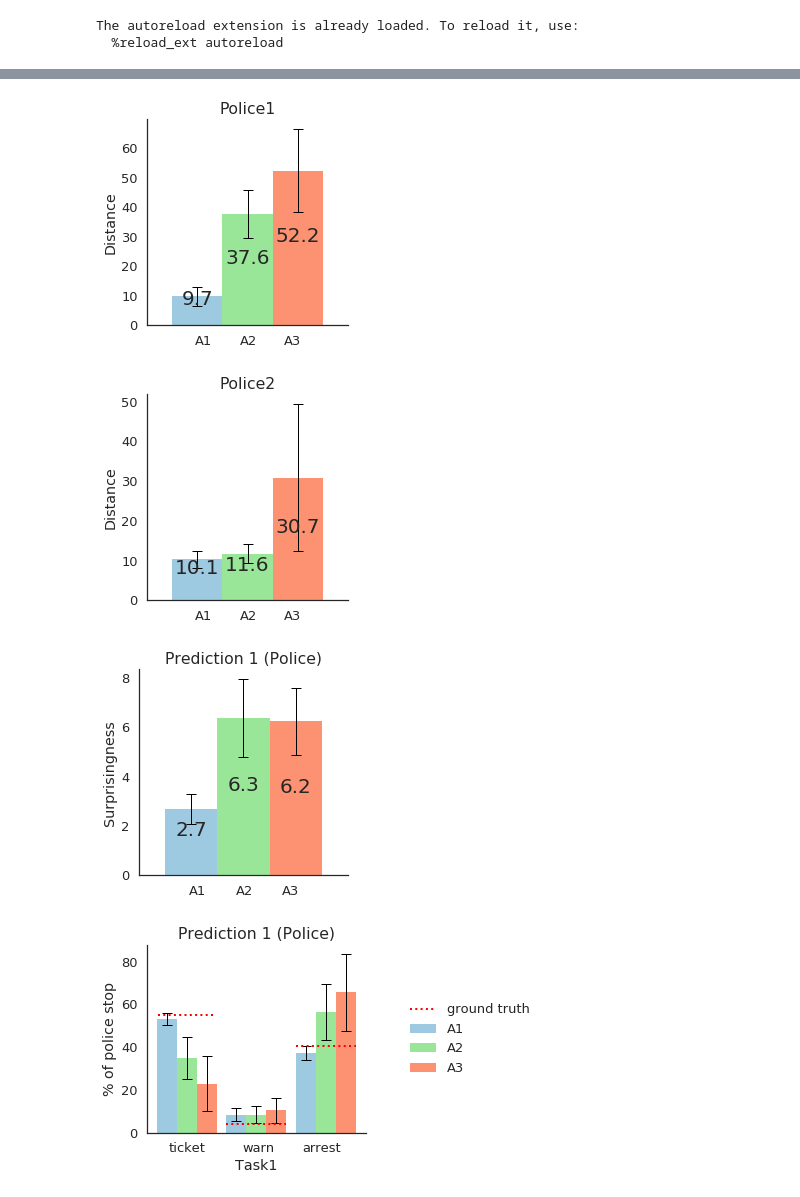
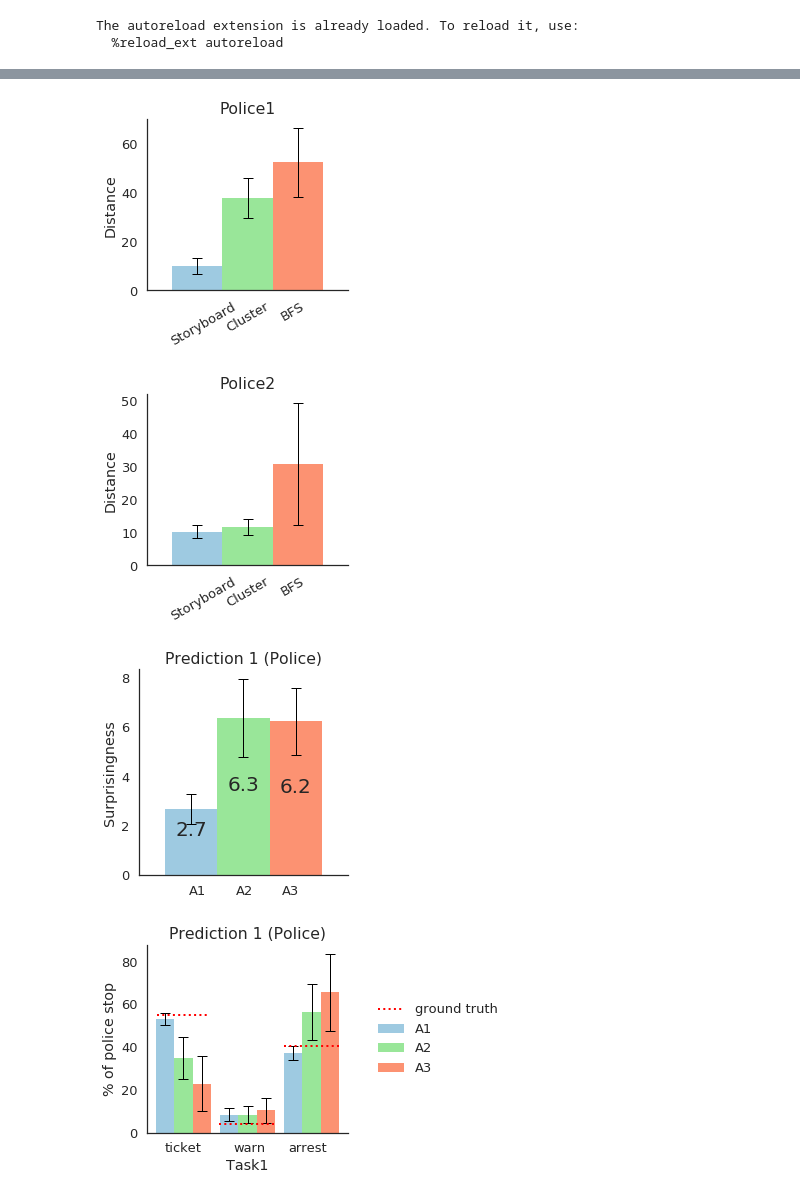
Before and after one commit to dorisjlee/viz-summarization, a Jupyter notebook: ipynb/User Study Results and Paper Statistics.ipynb, the cells around one changed output, grey strips where cells are left out. Saved outputs shown, nothing was run; the diff lists cells and outputs as text; code cells hidden in the pictures.

Commit message:
added figures for prediction

```diff
--- a/ipynb/User Study Results and Paper Statistics.ipynb
+++ b/ipynb/User Study Results and Paper Statistics.ipynb
@@ -220,6 +195,8 @@ def compute_prediction_distances(filename,gt_task_key):
     distance_aggregate_result = dist_result.groupby("Task",as_index=False)["Distance"].mean()
     distance_aggregate_result["SD"] = dist_result.groupby("Task",as_index=False)["Distance"].apply(lambda x: x.std())
     return distance_aggregate_result
+# %%
+prediction = pd.read_csv(gdrive_path+"Prediction1(Police).csv")
 # %%
 compute_prediction_distances("Prediction1(Police).csv","Police1")
 # %% [output]
@@ -268,13 +249,17 @@ bar_chart(list(result["Distance"].values),list(result["Task"].values),yErrs=list
 # %%
 result = compute_prediction_distances("Prediction1(Police).csv","Police1")
-bar_chart(list(result["Distance"].values),list(result["Task"].values),yErrs=list(result["SD"].values/2.),title="Police1", ytitle="Distance",fixed_ylim=False)
+bar_chart(list(result["Distance"].values),["Storyboard","Cluster","BFS"],title="Police1",
+          yErrs=list(result["SD"].values/2.), ytitle="Distance"
+          ,fixed_ylim=False , filename="Police1",autolabel_flag=False, rotation=30)
 # %% [output]
-[figure, old version]
+[figure, new version]
 # %%
 result = compute_prediction_distances("Prediction2(Police).csv","Police2")
-bar_chart(list(result["Distance"].values),list(result["Task"].values),yErrs=list(result["SD"].values/2.),title="Police2", ytitle="Distance",fixed_ylim=False)
+bar_chart(list(result["Distance"].values),["Storyboard","Cluster","BFS"],title="Police2",
+          yErrs=list(result["SD"].values/2.), ytitle="Distance", rotation=30,fixed_ylim=False,
+          filename="Police2",autolabel_flag=False)
 # %% [output]
-[figure, old version]
+[figure, new version]
 # %%
 def compute_prediction_aggregate_stats(title,filename,gt_task_key):
     prediction = pd.read_csv(gdrive_path+filename)
@@ -300,7 +285,6 @@ def plot_prediction_results(result,std_result,xtitle="", ytitle="", title="", to
         attributes = ["ticket","warn","arrest"]
         task_name = "Task1"
     else:
-        print 'here'
         attributes = ["NO","YES"]
         task_name = "Task2"
     labels = result[task_name].values
@@ -377,22 +361,22 @@ def plot_prediction_results(result,std_result,xtitle="", ytitle="", title="", to
                 ax.axhline(prediction_ground_truth[gt_task_key][col_i],xtickpos[col_i]+0.5*width,xtickpos[col_i]+4.8*width, linestyle=":",linewidth=2, color='r')
 
     plt.tight_layout()
-    plt.ylabel("% of police stop")
+    plt.ylabel(ytitle)
     lgd = plt.legend(numpoints=1, loc="center right", bbox_to_anchor=(1.8, 0.5))
-    #plt.savefig("PR_obj{0}_{1}.pdf".format(objid,postprocess), bbox_extra_artists=(lgd,),bbox_inches='tight')
+    plt.savefig("{}.pdf".format(title), bbox_extra_artists=(lgd,),bbox_inches='tight')
     plt.show()
 # %%
 title="Prediction 1 (Police)"
 filename = "Prediction1(Police).csv"
 gt_task_key="Police1"
 task_name = 'Task1'
 result,std_result = compute_prediction_aggregate_stats(title,filename,gt_task_key)
 #Surprisingness Plot
 bar_chart(list(result["Surprisingness"].values),list(result[task_name].values),list(std_result["Surprisingness"].values/2.),title=title, ytitle="Surprisingness",fixed_ylim=False)
-plot_prediction_results(result,std_result,task_name,title=title)
+plot_prediction_results(result,std_result,task_name,title=title,ytitle="% of police stop")
 # %% [output]
 [figure]
-[figure, old version]
+[figure, new version]
 # %%
 title="Prediction 2 (Police)"
 filename = "Prediction2(Police).csv"
```
Also changed, not shown: parts of 27 cells of this notebook, 5 other files.
